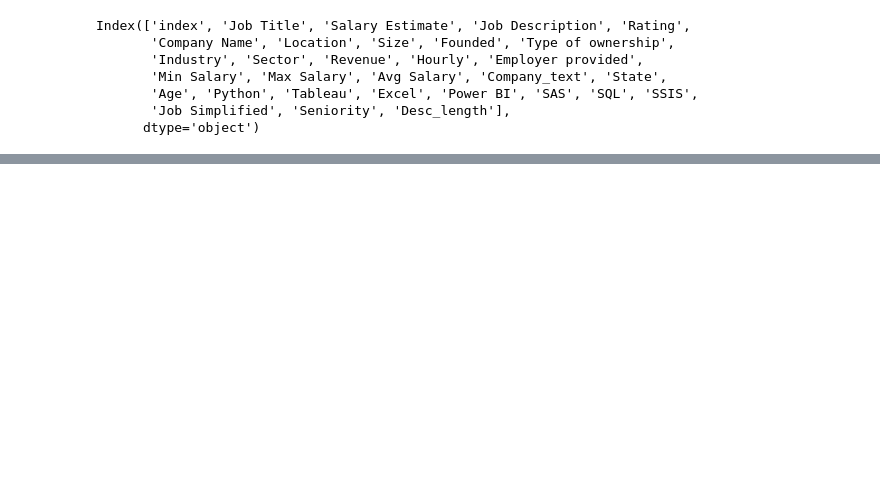
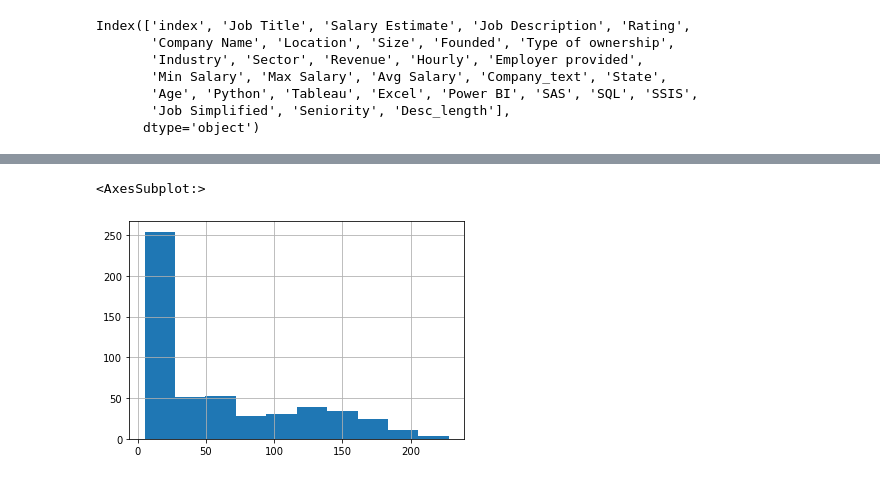
Before and after one commit to NadirBcn/DA_salary_project, a Jupyter notebook: data_visualisation.ipynb, the cells around one changed output, grey strips where cells are left out. Cells and saved outputs as stored; diff of their text form; code cells hidden in the pictures; blank space fills up the shorter version.

```diff
--- a/data_visualisation.ipynb
+++ b/data_visualisation.ipynb
@@ -118,0 +124,5 @@ Index(['index', 'Job Title', 'Salary Estimate', 'Job Description', 'Rating',
+# %%
+df['Age'].hist()
+# %% [output]
+<AxesSubplot:>
+[figure, added]
```
Also changed, not shown: parts of 11 cells of this notebook.
